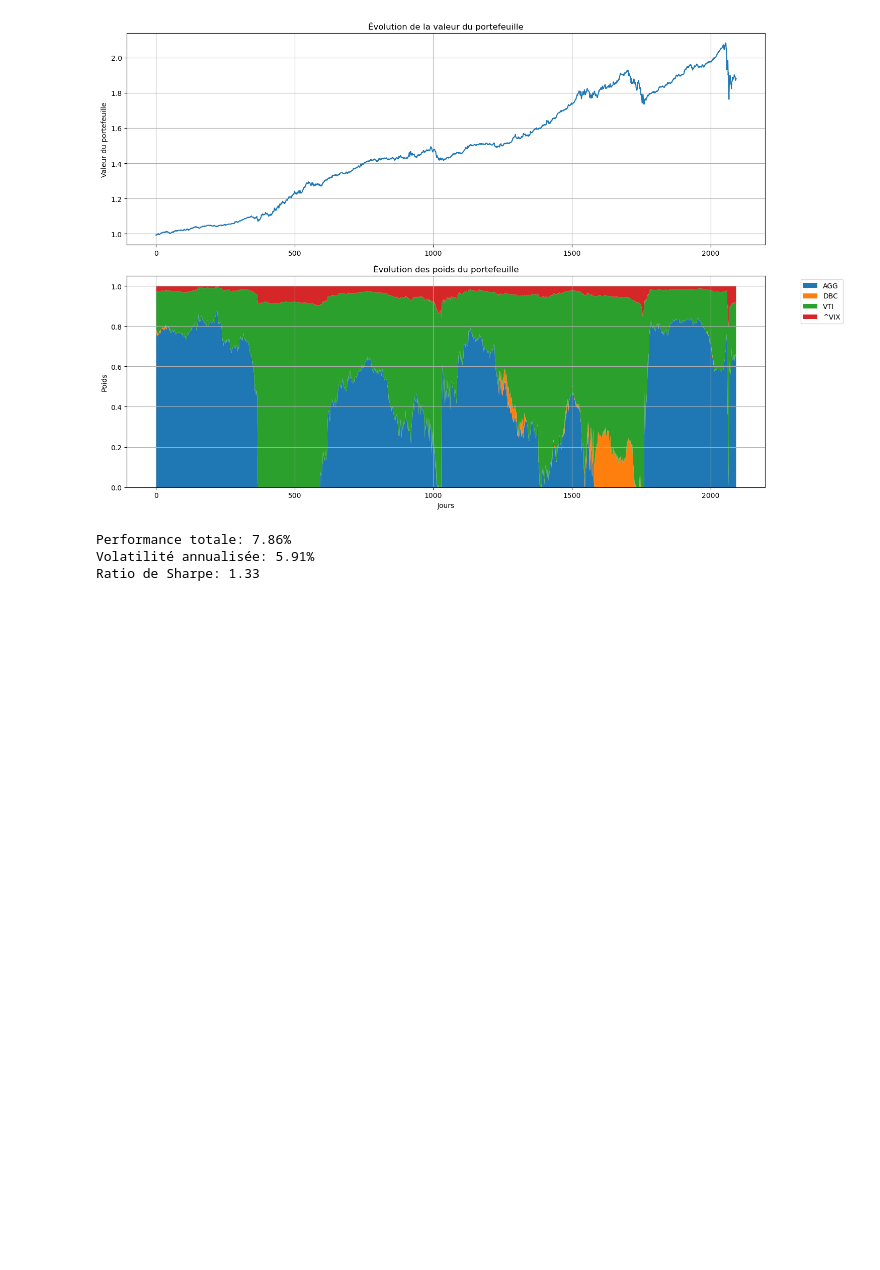
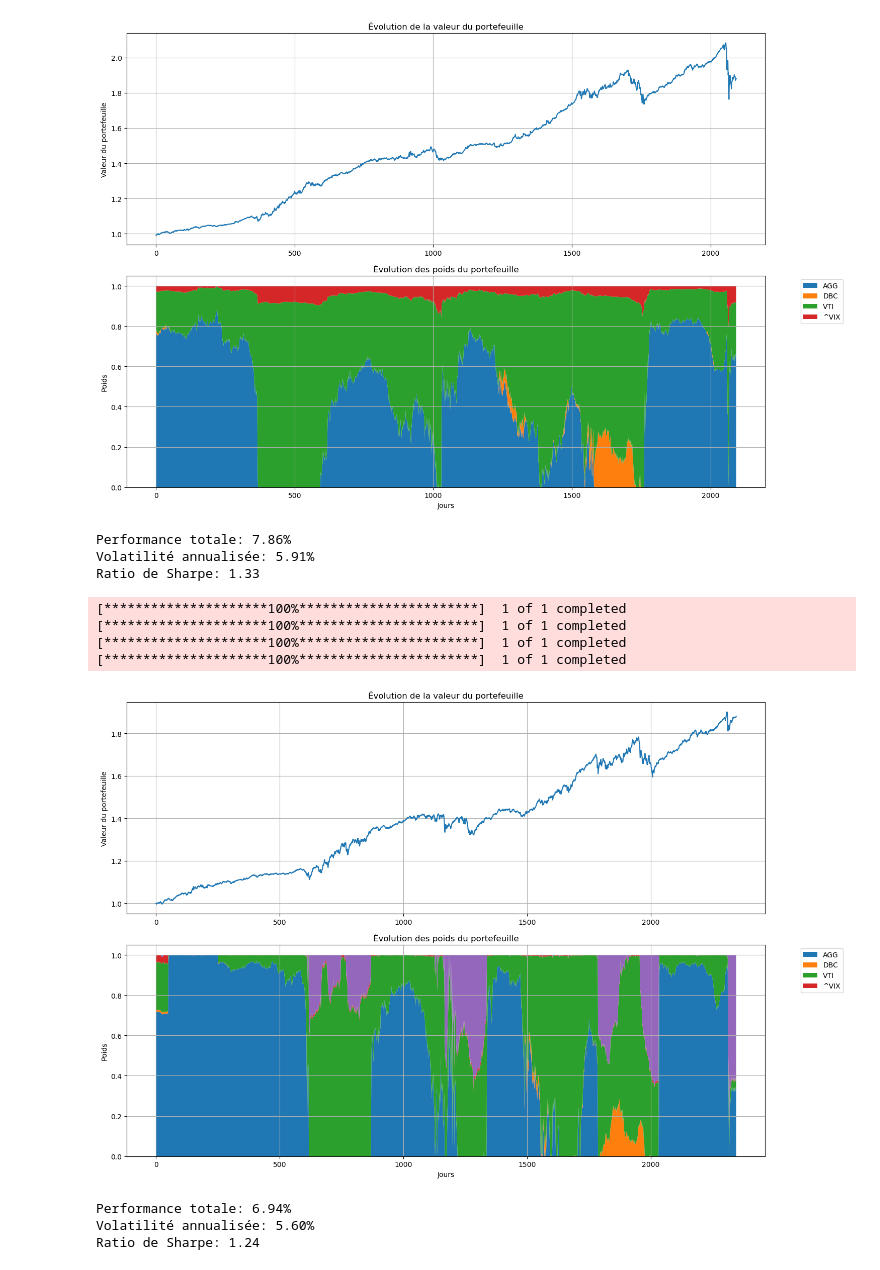
Before and after one commit to alexandreviard/DL-Portfolio-CMAP, a Jupyter notebook: massyle/MV-article_zhang_DL.ipynb, the cells around one changed output. Cells and saved outputs as stored; diff of their text form; code cells hidden in the pictures; blank space fills up the shorter version.

```diff
--- a/massyle/MV-article_zhang_DL.ipynb
+++ b/massyle/MV-article_zhang_DL.ipynb
@@ -127,0 +209,55 @@ Ratio de Sharpe: 1.33
+# %%
+# Paramètres
+tickers = ['AGG', 'DBC', 'VTI', '^VIX']
+start_date = "2011-01-01"
+end_date = "2020-04-30"
+
+data = get_data(tickers, start_date, end_date)
+
+# Backtest de la stratégie
+portfolio_value_controlled, weights_actual = backtest_with_vol_control(data, lookback=252, vol_window=50, target_volatility=0.1,
+                            transaction_cost=0.0001, rebalancing_freq='daily')
+
+
+# Calcul des métriques
+returns_vol = pd.Series(portfolio_value_controlled).pct_change().dropna()
+returns_vol_mean = returns_vol.mean() * 252 * 100
+volatility_cont = returns_vol.std() * np.sqrt(252) * 100
+sharpe_ratio_vol = returns_vol_mean / (volatility_cont)
+# %% [output]
+[*********************100%***********************]  1 of 1 completed
+[*********************100%***********************]  1 of 1 completed
+[*********************100%***********************]  1 of 1 completed
+[*********************100%***********************]  1 of 1 completed
+# %%
+plt.figure(figsize=(15, 10))
+
+# Plot 1: Évolution de la valeur du portefeuille
+plt.subplot(2, 1, 1)
+plt.plot(portfolio_value_controlled)
+plt.title('Évolution de la valeur du portefeuille')
+plt.ylabel('Valeur du portefeuille')
+plt.grid(True)
+
+# Plot 2: Évolution des poids
+plt.subplot(2, 1, 2)
+weights_df = pd.DataFrame(weights_actual, columns=tickers+['Cash'])
+plt.stackplot(range(len(weights_actual)), weights_df.T, labels=tickers)
+plt.title('Évolution des poids du portefeuille controllé')
+plt.xlabel('Jours')
+plt.ylabel('Poids')
+plt.legend(bbox_to_anchor=(1.05, 1), loc='upper left')
+plt.grid(True)
+
+plt.tight_layout()
+plt.show()
+# %% [output]
+[figure, added]
+# %%
+print(f"Performance totale: {returns_vol_mean:.2f}%")
+print(f"Volatilité annualisée: {volatility_cont:.2f}%")
+print(f"Ratio de Sharpe: {sharpe_ratio_vol:.2f}")
+# %% [output]
+Performance totale: 6.94%
+Volatilité annualisée: 5.60%
+Ratio de Sharpe: 1.24
```
Also changed, not shown: parts of 3 cells of this notebook.
